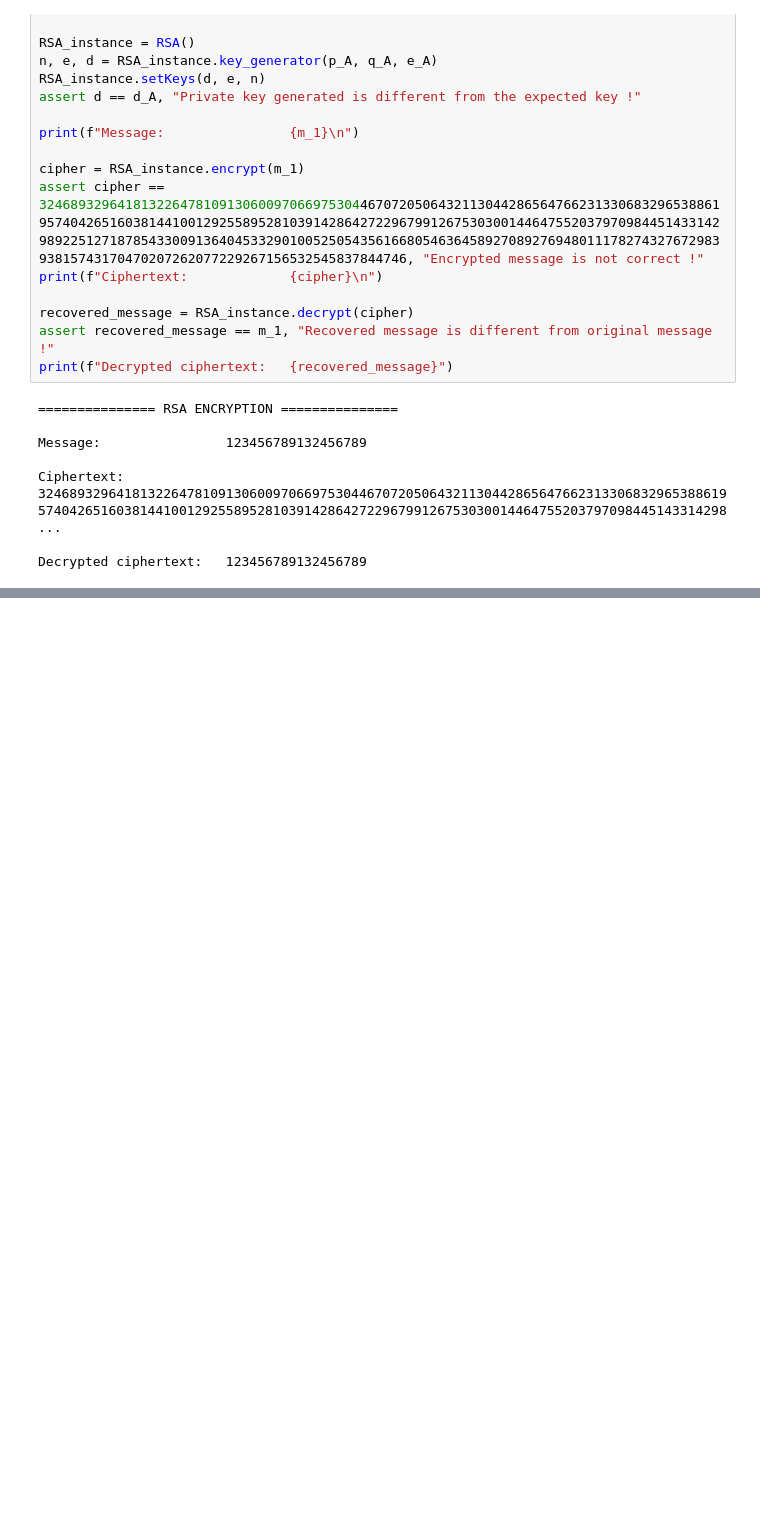
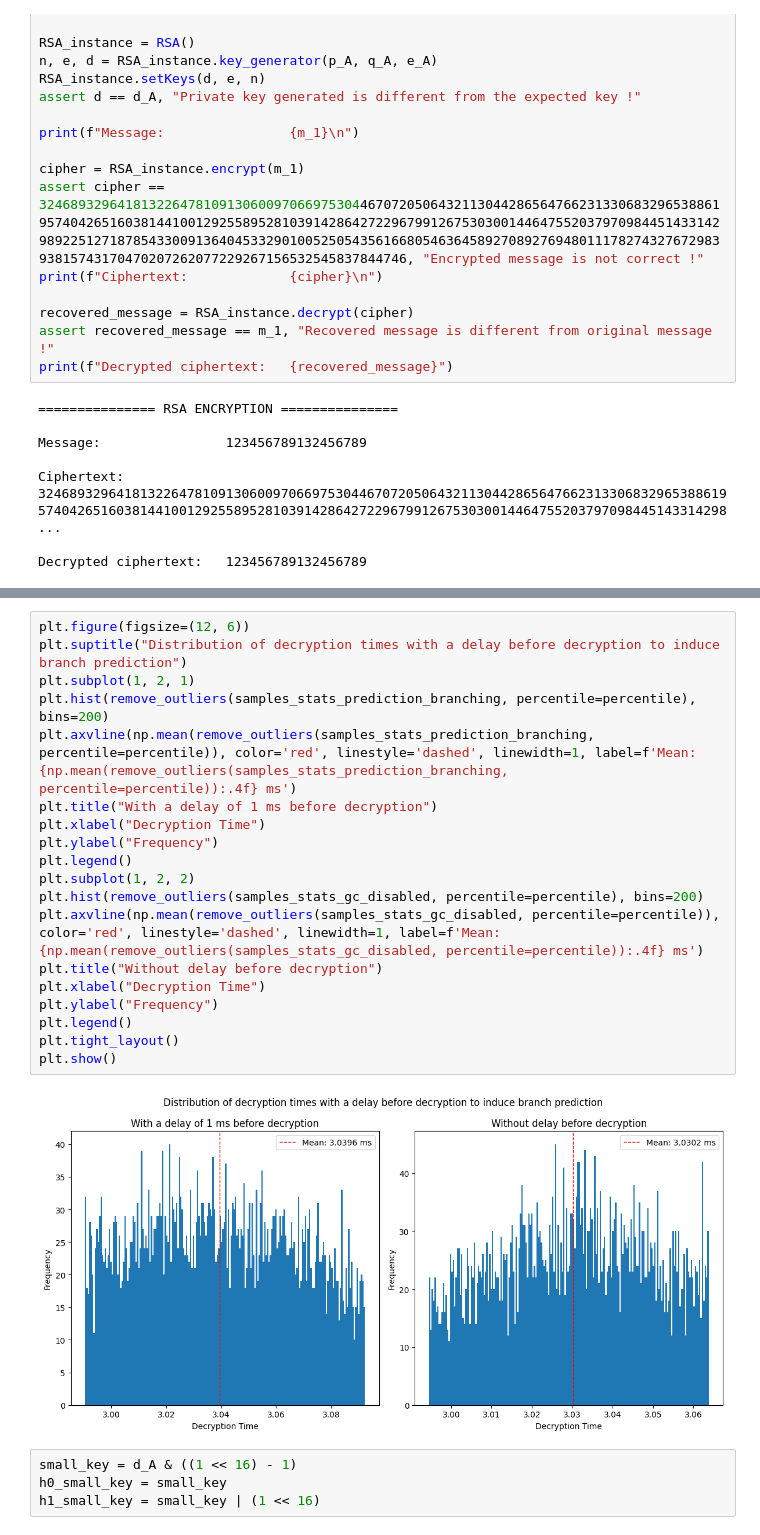
Before and after one commit to Arkanthara/advanced_security, a Jupyter notebook: code/rsa_timing_attack.ipynb, the cells around one changed output, grey strips where cells are left out. Cells and saved outputs as stored; diff of their text form; blank space fills up the shorter version.

```diff
--- a/code/rsa_timing_attack.ipynb
+++ b/code/rsa_timing_attack.ipynb
@@ -361,0 +540,25 @@ Candidate key: 13181, Variance: 4301972259.56, Error rate: 70.00%
+# %%
+plt.figure(figsize=(12, 6))
+plt.suptitle("Distribution of decryption times with a delay before decryption to induce branch prediction")
+plt.subplot(1, 2, 1)
+plt.hist(remove_outliers(samples_stats_prediction_branching, percentile=percentile), bins=200)
+plt.axvline(np.mean(remove_outliers(samples_stats_prediction_branching, percentile=percentile)), color='red', linestyle='dashed', linewidth=1, label=f'Mean: {np.mean(remove_outliers(samples_stats_prediction_branching, percentile=percentile)):.4f} ms')
+plt.title("With a delay of 1 ms before decryption")
+plt.xlabel("Decryption Time")
+plt.ylabel("Frequency")
+plt.legend()
+plt.subplot(1, 2, 2)
+plt.hist(remove_outliers(samples_stats_gc_disabled, percentile=percentile), bins=200)
+plt.axvline(np.mean(remove_outliers(samples_stats_gc_disabled, percentile=percentile)), color='red', linestyle='dashed', linewidth=1, label=f'Mean: {np.mean(remove_outliers(samples_stats_gc_disabled, percentile=percentile)):.4f} ms')
+plt.title("Without delay before decryption")
+plt.xlabel("Decryption Time")
+plt.ylabel("Frequency")
+plt.legend()
+plt.tight_layout()
+plt.show()
+# %% [output]
+[figure, added]
+# %%
+small_key = d_A & ((1 << 16) - 1)
+h0_small_key = small_key
+h1_small_key = small_key | (1 << 16)
```
Also changed, not shown: parts of 19 cells of this notebook.
